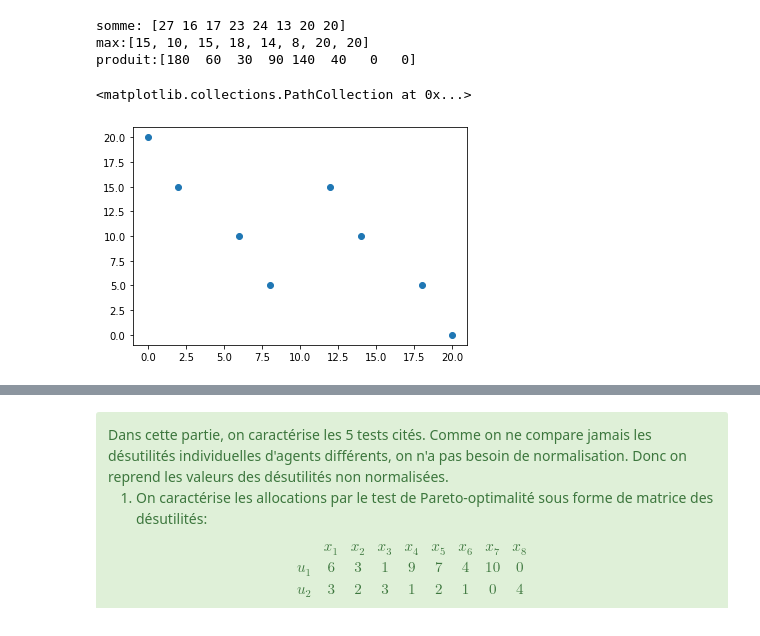
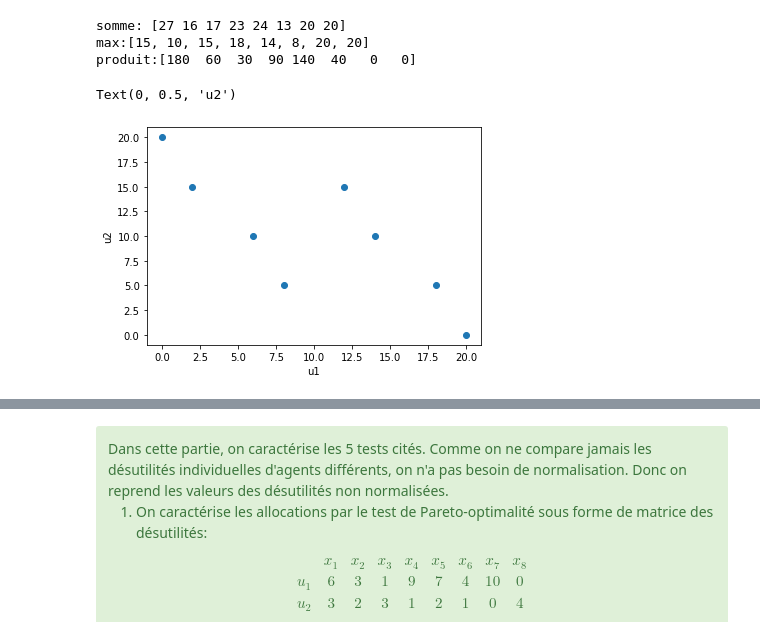
Before and after one commit to Ziqing-WU/Project-EquitableSharing, a Jupyter notebook: BE partage equitable.ipynb, the cells around one changed output, grey strips where cells are left out. Saved outputs shown, nothing was run; the diff lists cells and outputs as text; code cells hidden in the pictures.

```diff
--- a/BE partage equitable.ipynb
+++ b/BE partage equitable.ipynb
@@ -192,12 +192,14 @@ produit:[180  60  30  90 140  40   0   0]
 # %%
 # Plot the solution space
 import matplotlib.pyplot as plt
 
 fig, ax = plt.subplots()
 ax.scatter(u1, u2)
+ax.set_xlabel('u1')
+ax.set_ylabel('u2')
 # %% [output]
-<matplotlib.collections.PathCollection at 0x...>
+Text(0, 0.5, 'u2')
-[figure, old version]
+[figure, new version]
 # %%
 # Plot the iso-somme curves
 fig = plt.figure()
```
Also changed, not shown: parts of 6 cells of this notebook.
